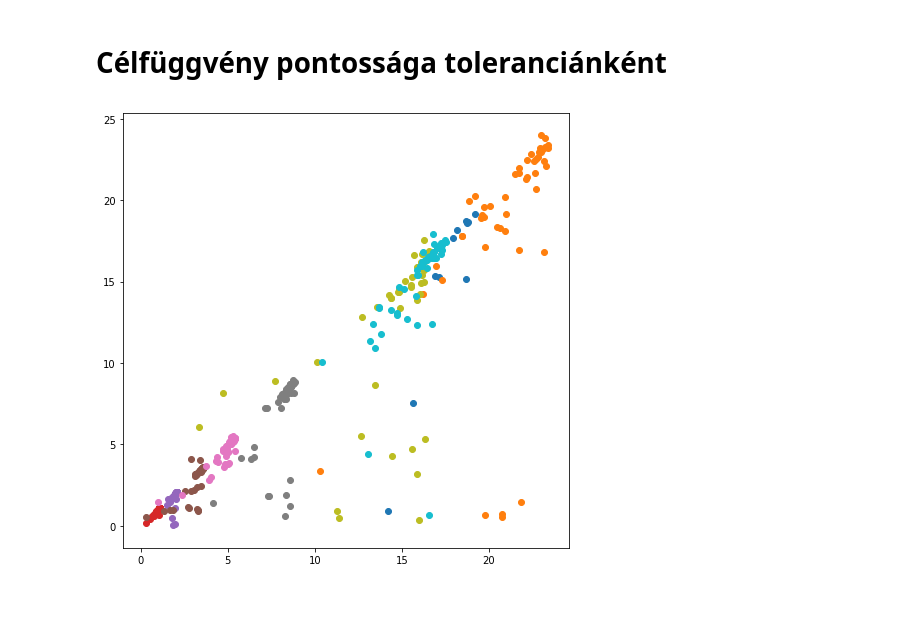
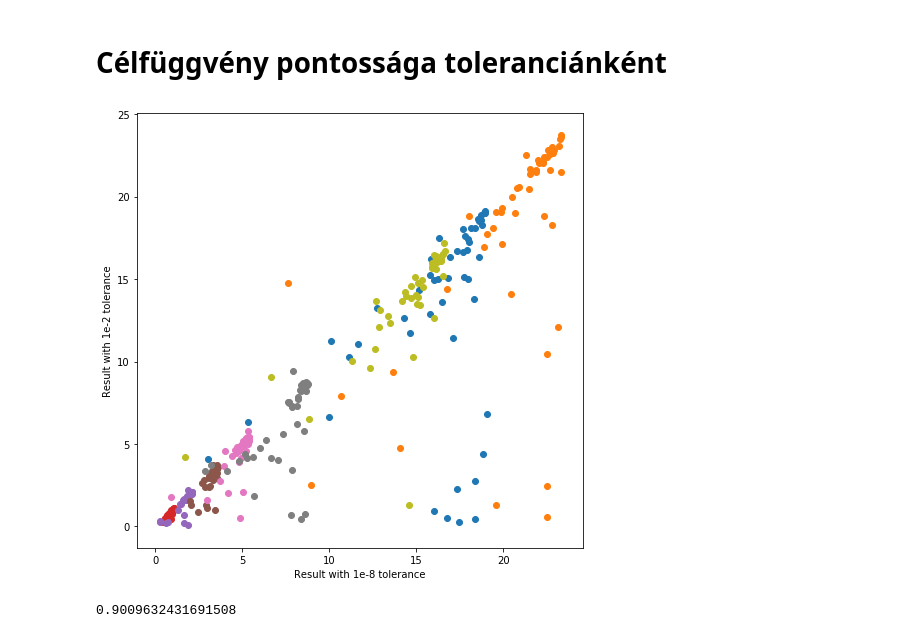
Before and after one commit to molnartimi/Stochastic-Optimization, a Jupyter notebook: results/spdn-tolerance-tests.ipynb, the cells around one changed output. Cells and saved outputs as stored; diff of their text form; code cells hidden in the pictures; blank space fills up the shorter version.

```diff
--- a/results/spdn-tolerance-tests.ipynb
+++ b/results/spdn-tolerance-tests.ipynb
@@ -24,7 +24,7 @@ types = {
     result: np.float64
 }
 
-df = pd.read_csv('all.csv', header = 0, names = headers, low_memory = False, dtype = types)
+df = pd.read_csv('all_12_01_spdn.csv', header = 0, names = headers, low_memory = False, dtype = types)
 # %%
 p1 = 'p1'
 p2 = 'p2'
@@ -180,7 +164,7 @@ for x in range(tasks.time.count()):
 fig = plt.figure(figsize=(20,8))
 ax = fig.add_subplot(111)
 
-ind = np.arange(12)  # the x locations for the groups
+ind = np.arange(10)  # the x locations for the groups
 xIdx = -0.25
 wi = 0.12
 i = 0
@@ -191,6 +175,8 @@ for array in arrays:
 
 ax.set_xticks(ind)
 ax.set_xticklabels(models)
+ax.set_yscale("log")
+
 plt.legend()
 plt.ylabel("processing time (ns)")
 plt.show()
@@ -217,13 +203,25 @@ def getColorAndMarker(idx):
 # %%
 fig = plt.figure(figsize=(8,8))
 colors = ['C0', 'C1', 'C2', 'C3', 'C4', 'C5', 'C6', 'C7', 'C8', 'C9']
 
+X = np.array(0)
+Y = np.array(0)
 # TODO utolsó két diagrammra nem marad szín...
-for i in range(10):
+for i in range(9):
     (x, y) = scatterPlotModel(models[i], 1e-2, 1e-8)
     plt.scatter(x=x, y=y, c=colors[i])
+
+    if i != 2:
+        X = np.append(X, x)
+        Y = np.append(Y, y)
+
     i=i+1
 
+plt.xlabel("Result with 1e-8 tolerance")
+plt.ylabel("Result with 1e-2 tolerance")
 plt.show()
+
+print(np.corrcoef(X, Y)[0][1])
 # %% [output]
-[figure, old version]
+[figure, new version]
+0.9009632431691508
```
Also changed, not shown: parts of 2 cells of this notebook, 1 other file.
